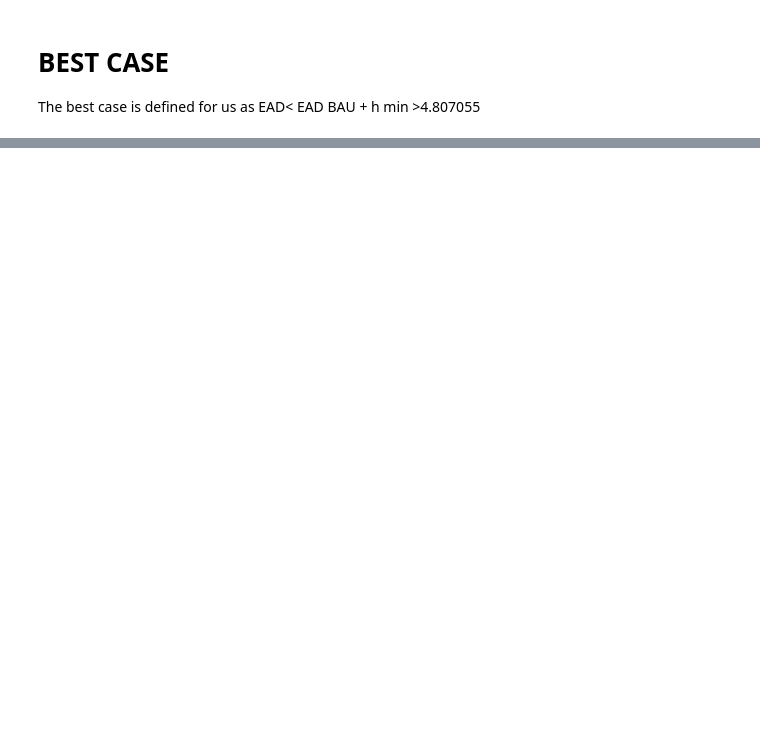
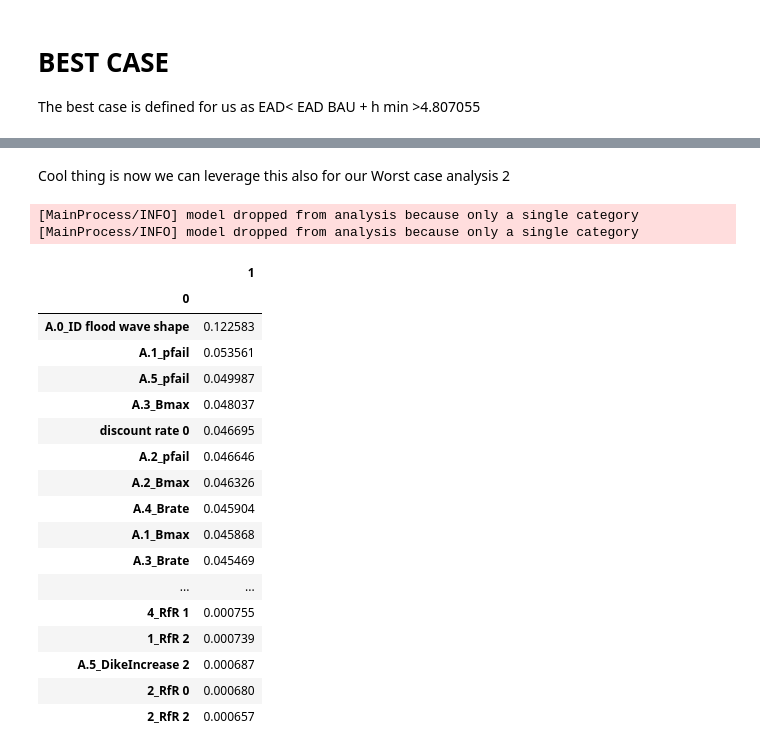
Before and after one commit to florihu/MBDM_Group5, a Jupyter notebook: scenario_discovery_PRIM.ipynb, the cells around one changed output, grey strips where cells are left out. Saved outputs shown, nothing was run; the diff lists cells and outputs as text; code cells hidden in the pictures; blank space fills up the shorter version.

```diff
--- a/scenario_discovery_PRIM.ipynb
+++ b/scenario_discovery_PRIM.ipynb
@@ -509,0 +604,33 @@ The best case is defined for us as EAD< EAD BAU + h min >4.807055
+# %% [markdown]
+Cool thing is now we can leverage this also for our Worst case analysis 2
+# %%
+from ema_workbench.analysis import RuleInductionType
+
+x = experiments_df_b
+y = outcomes_df_b.loc[:,['Min Water Level Rise']]<4.807055
+
+fs = feature_scoring.get_feature_scores_all(x, y)
+
+fs, alg = feature_scoring.get_ex_feature_scores(x, y, mode=RuleInductionType.CLASSIFICATION)
+fs.sort_values(ascending=False, by=1)
+# %% [output]
+[MainProcess/INFO] model dropped from analysis because only a single category
+[MainProcess/INFO] model dropped from analysis because only a single category
+|  | 1 |
+| 0 |  |
+| A.0_ID flood wave shape | 0.122583 |
+| A.1_pfail | 0.053561 |
+| A.5_pfail | 0.049987 |
+| A.3_Bmax | 0.048037 |
+| discount rate 0 | 0.046695 |
+| A.2_pfail | 0.046646 |
+| A.2_Bmax | 0.046326 |
+| A.4_Brate | 0.045904 |
+| A.1_Bmax | 0.045868 |
+| A.3_Brate | 0.045469 |
+| ... | ... |
+| 4_RfR 1 | 0.000755 |
+| 1_RfR 2 | 0.000739 |
+| A.5_DikeIncrease 2 | 0.000687 |
+| 2_RfR 0 | 0.000680 |
+| 2_RfR 2 | 0.000657 |
```
Also changed, not shown: parts of 19 cells of this notebook, 8 other files.
